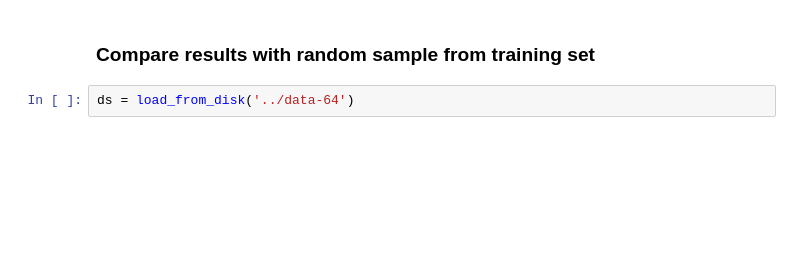
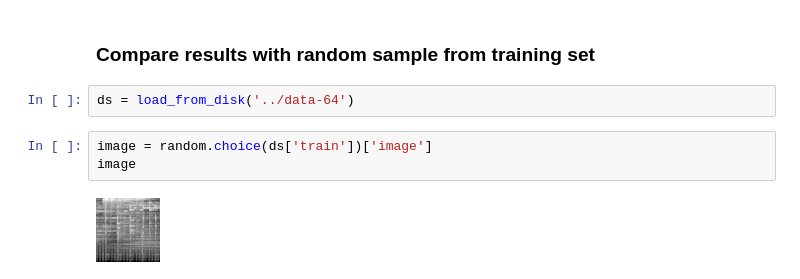
Before and after one commit to teticio/audio-diffusion, a Jupyter notebook: notebooks/test-model.ipynb, the cells around one changed output. Cells and saved outputs as stored; diff of their text form; blank space fills up the shorter version.

```diff
--- a/notebooks/test-model.ipynb
+++ b/notebooks/test-model.ipynb
@@ -29,4 +34,9 @@ Audio(data=audio, rate=mel.get_sample_rate())
 ### Compare results with random sample from training set
 # %%
 ds = load_from_disk('../data-64')
+# %%
+image = random.choice(ds['train'])['image']
+image
+# %% [output]
+[figure, added]
 # %%
```
Also changed, not shown: parts of 3 cells of this notebook, 4 other files.
